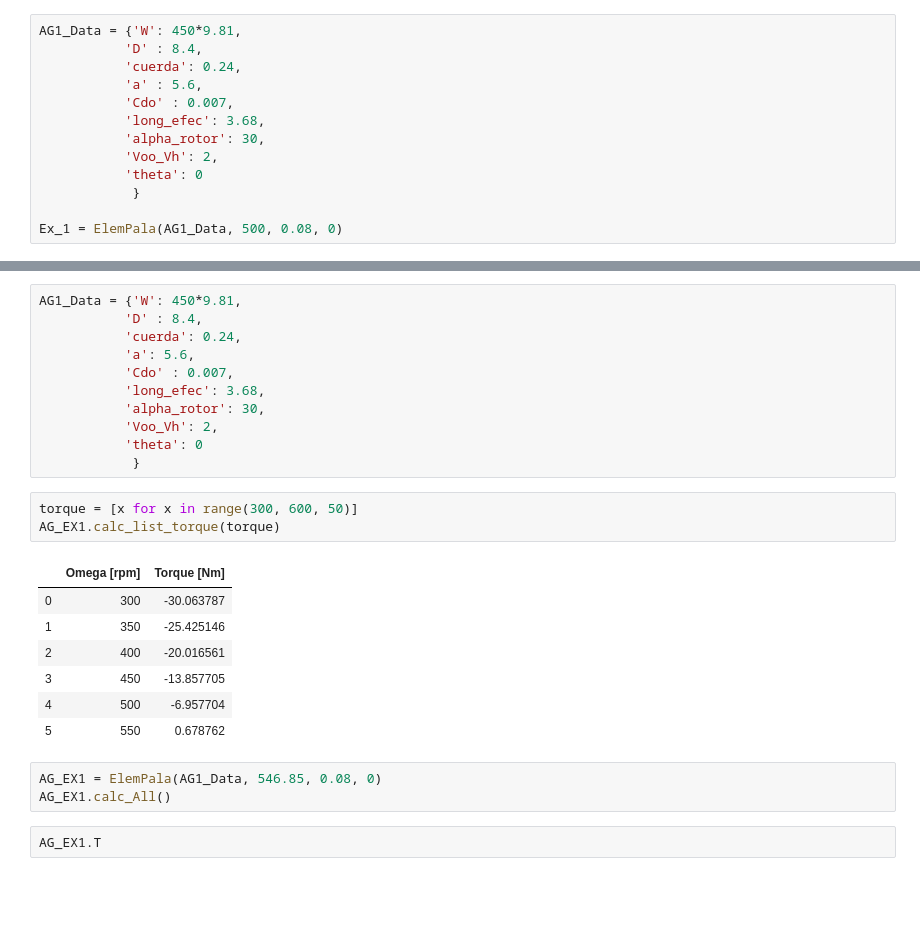
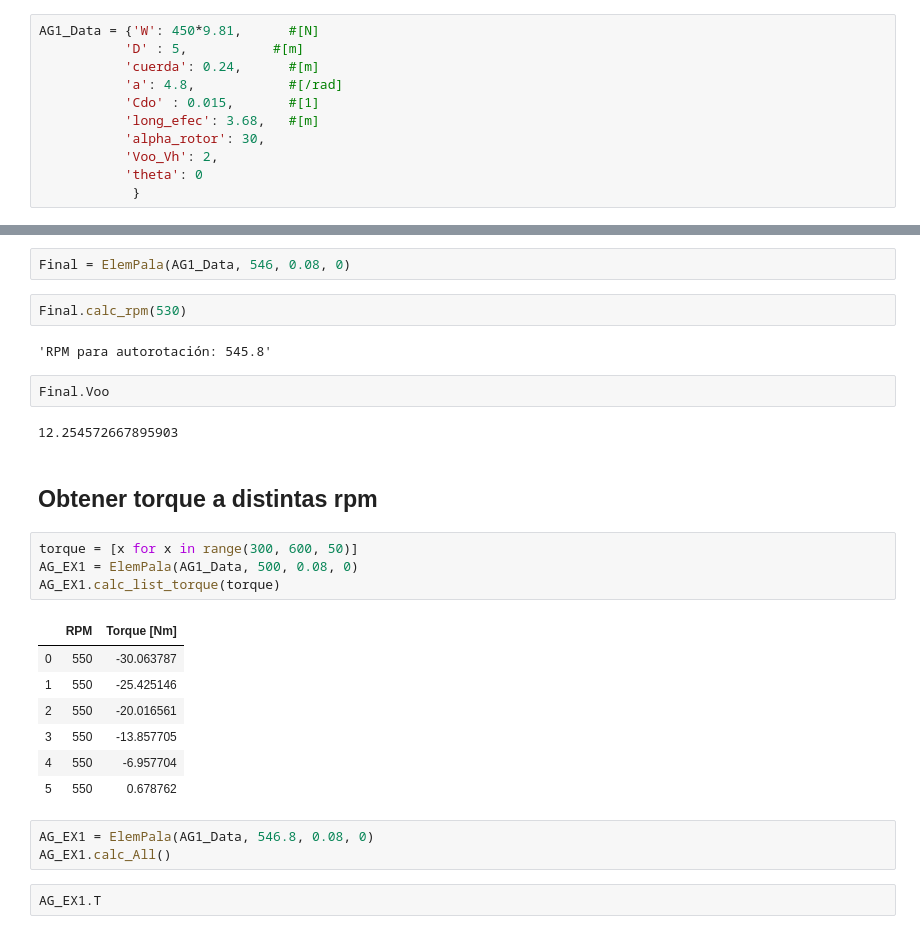
Before and after one commit to fernandocallejasr/Autorotation, a Jupyter notebook: Elemento de pala.ipynb, the cells around one changed output, grey strips where cells are left out. Saved outputs shown, nothing was run; the diff lists cells and outputs as text; blank space fills up the shorter version.

```diff
--- a/Elemento de pala.ipynb
+++ b/Elemento de pala.ipynb
@@ -4,13 +208,11 @@ import numpy as np
 # %%
-AG1_Data = {'W': 450*9.81,
-           'D' : 8.4,
-           'cuerda': 0.24,
-           'a' : 5.6,
-           'Cdo' : 0.007,
-           'long_efec': 3.68,
+AG1_Data = {'W': 450*9.81,      #[N]
+           'D' : 5,           #[m]
+           'cuerda': 0.24,      #[m]
+           'a': 4.8,            #[/rad]
+           'Cdo' : 0.015,       #[1]
+           'long_efec': 3.68,   #[m]
            'alpha_rotor': 30,
            'Voo_Vh': 2,
            'theta': 0
             }
-
-Ex_1 = ElemPala(AG1_Data, 500, 0.08, 0)
@@ -176,27 +219,29 @@ class ElemPala:
-# %%
-AG1_Data = {'W': 450*9.81,
-           'D' : 8.4,
-           'cuerda': 0.24,
-           'a': 5.6,
-           'Cdo' : 0.007,
-           'long_efec': 3.68,
-           'alpha_rotor': 30,
-           'Voo_Vh': 2,
-           'theta': 0
-            }
+# %%
+Final = ElemPala(AG1_Data, 546, 0.08, 0)
+# %%
+Final.calc_rpm(530)
+# %% [output]
+'RPM para autorotación: 545.8'
+# %%
+Final.Voo
+# %% [output]
+12.254572667895903
+# %% [markdown]
+## Obtener torque a distintas rpm
 # %%
 torque = [x for x in range(300, 600, 50)]
+AG_EX1 = ElemPala(AG1_Data, 500, 0.08, 0)
 AG_EX1.calc_list_torque(torque)
 # %% [output]
-|  | Omega [rpm] | Torque [Nm] |
-| 0 | 300 | -30.063787 |
-| 1 | 350 | -25.425146 |
-| 2 | 400 | -20.016561 |
-| 3 | 450 | -13.857705 |
-| 4 | 500 | -6.957704 |
+|  | RPM | Torque [Nm] |
+| 0 | 550 | -30.063787 |
+| 1 | 550 | -25.425146 |
+| 2 | 550 | -20.016561 |
+| 3 | 550 | -13.857705 |
+| 4 | 550 | -6.957704 |
 | 5 | 550 | 0.678762 |
 # %%
-AG_EX1 = ElemPala(AG1_Data, 546.85, 0.08, 0)
+AG_EX1 = ElemPala(AG1_Data, 546.8, 0.08, 0)
 AG_EX1.calc_All()
 # %%
 AG_EX1.T
```
Also changed, not shown: parts of 15 cells of this notebook, 4 other files.
